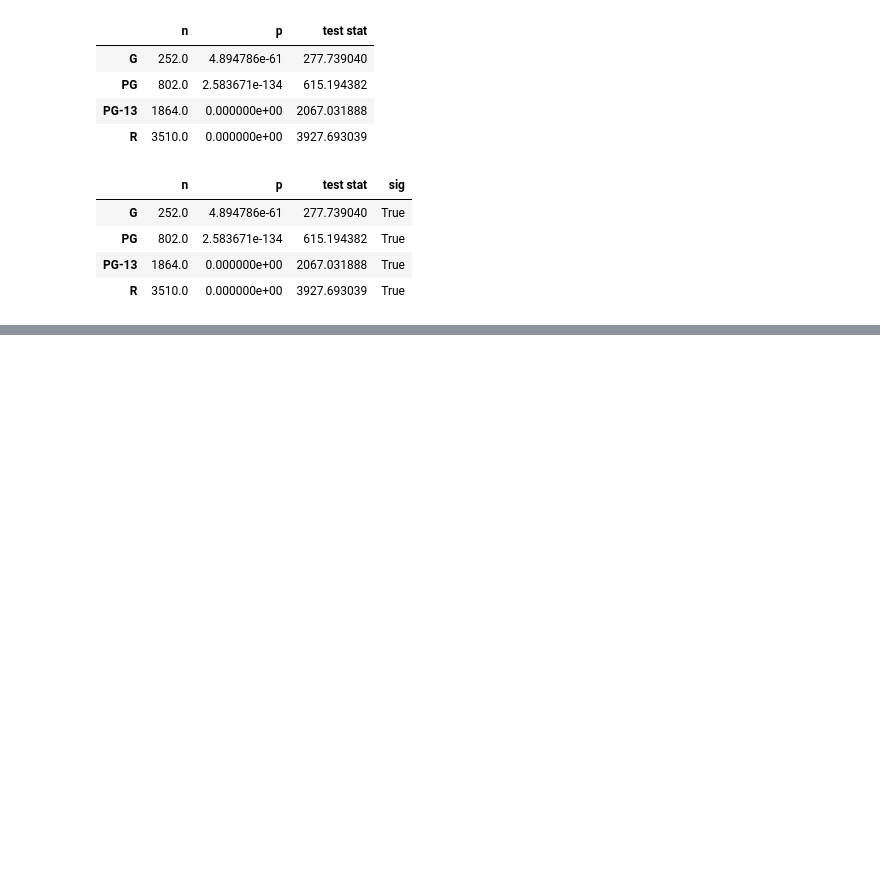
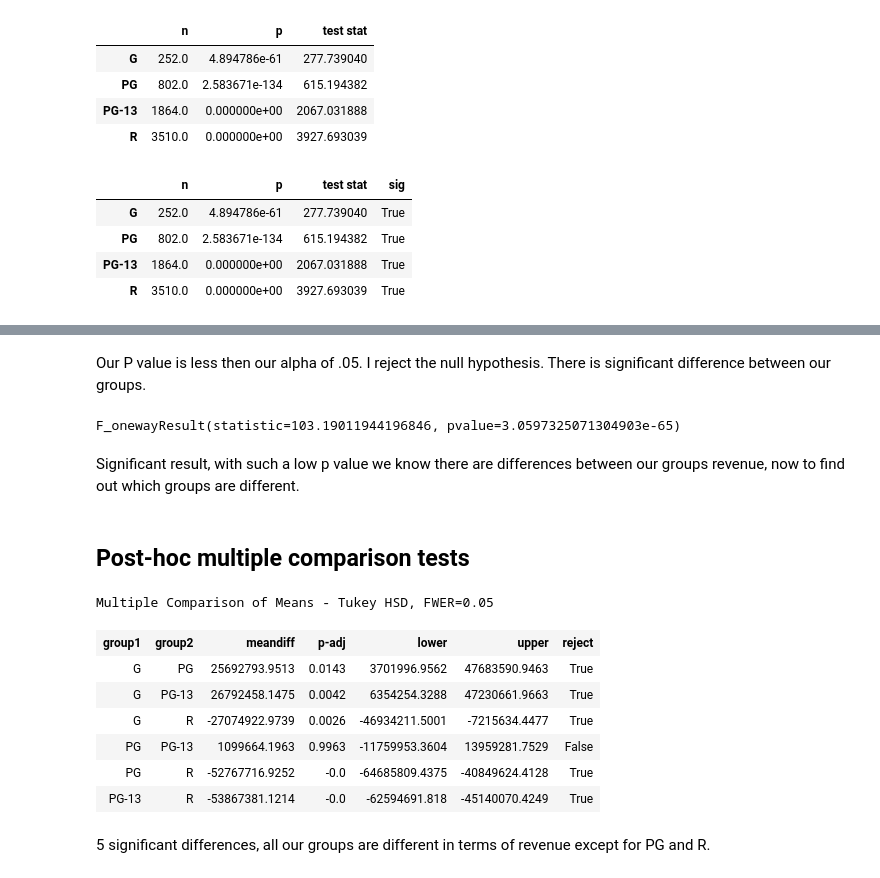
Before and after one commit to fid2445/Project-3-, a Jupyter notebook: Mike Fiddler Project Part 4 Hypothesis Testing.ipynb, the cells around one changed output, grey strips where cells are left out. Saved outputs shown, nothing was run; the diff lists cells and outputs as text; code cells hidden in the pictures; blank space fills up the shorter version.

```diff
--- a/Mike Fiddler Project Part 4 Hypothesis Testing.ipynb
+++ b/Mike Fiddler Project Part 4 Hypothesis Testing.ipynb
@@ -219,0 +316,33 @@ norm_results_df
+# %% [markdown]
+Our P value is less then our alpha of .05.  I reject the null hypothesis.  There is significant difference between our groups.
+# %%
+# perform the correct hypothesis test
+# note again the use of the * operator for convenience
+result = stats.f_oneway( *groups.values())
+result
+# %% [output]
+F_onewayResult(statistic=103.19011944196846, pvalue=3.0597325071304903e-65)
+# %% [markdown]
+Significant result, with such a low p value we know there are differences between our groups revenue, now to find out which groups are different.
+# %% [markdown]
+## Post-hoc multiple comparison tests
+# %%
+from statsmodels.stats.multicomp import pairwise_tukeyhsd
+## save the values as kg_lost and the labels to the Diet
+values = df['revenue']
+labels = df['certification']
+# %%
+## perform tukey's multiple comparison test and display the summary
+tukeys_results = pairwise_tukeyhsd(values,labels)
+tukeys_results.summary()
+# %% [output]
+Multiple Comparison of Means - Tukey HSD, FWER=0.05
+| group1 | group2 | meandiff | p-adj | lower | upper | reject |
+| G | PG | 25692793.9513 | 0.0143 | 3701996.9562 | 47683590.9463 | True |
+| G | PG-13 | 26792458.1475 | 0.0042 | 6354254.3288 | 47230661.9663 | True |
+| G | R | -27074922.9739 | 0.0026 | -46934211.5001 | -7215634.4477 | True |
+| PG | PG-13 | 1099664.1963 | 0.9963 | -11759953.3604 | 13959281.7529 | False |
+| PG | R | -52767716.9252 | -0.0 | -64685809.4375 | -40849624.4128 | True |
+| PG-13 | R | -53867381.1214 | -0.0 | -62594691.818 | -45140070.4249 | True |
+# %% [markdown]
+5 significant differences, all our groups are different in terms of revenue except for PG and R.
```
Also changed, not shown: parts of 30 cells of this notebook, 3 other files.
